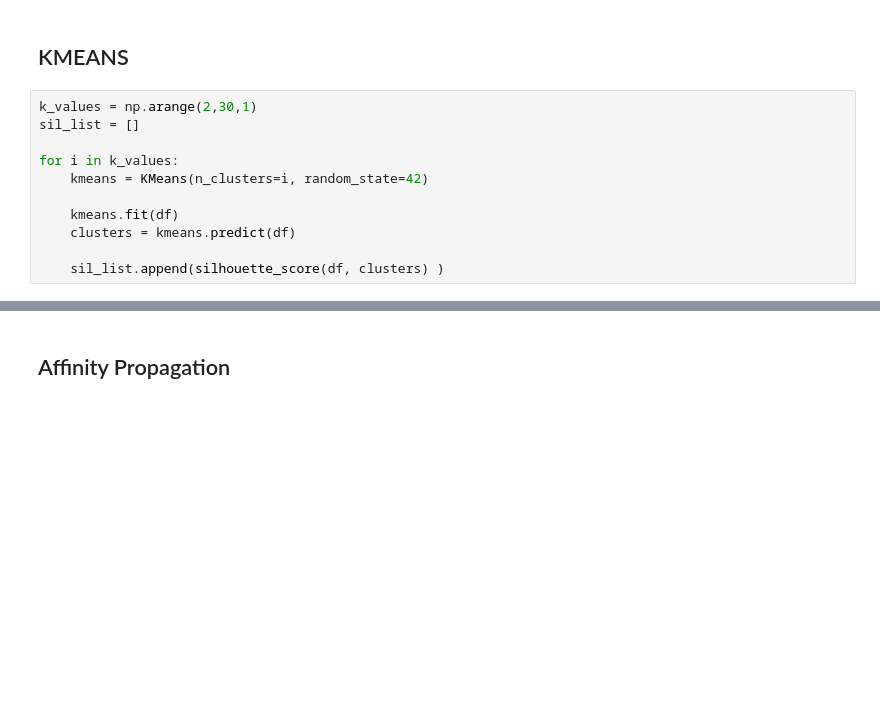
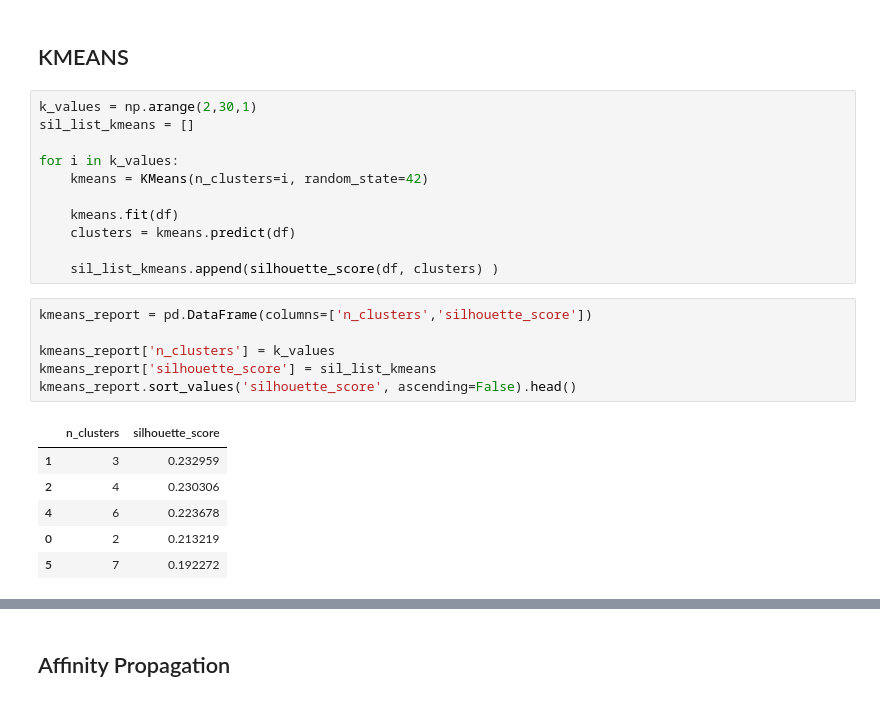
Before and after one commit to Thalesh7991/ensaios-algoritmos-ml, a Jupyter notebook: notebooks/Clusterizacao/Ensaio Clusterizacao.ipynb, the cells around one changed output, grey strips where cells are left out. Drawn from its saved outputs; the diff is of its cells as text; blank space fills up the shorter version.

```diff
--- a/notebooks/Clusterizacao/Ensaio Clusterizacao.ipynb
+++ b/notebooks/Clusterizacao/Ensaio Clusterizacao.ipynb
@@ -52,7 +52,7 @@ df.shape
 ## KMEANS
 # %%
 k_values = np.arange(2,30,1)
-sil_list = []
+sil_list_kmeans = []
 
 for i in k_values:
     kmeans = KMeans(n_clusters=i, random_state=42)
@@ -60,5 +60,18 @@ for i in k_values:
     kmeans.fit(df)
     clusters = kmeans.predict(df)
 
-    sil_list.append(silhouette_score(df, clusters) )
+    sil_list_kmeans.append(silhouette_score(df, clusters) )
+# %%
+kmeans_report = pd.DataFrame(columns=['n_clusters','silhouette_score'])
+
+kmeans_report['n_clusters'] = k_values
+kmeans_report['silhouette_score'] = sil_list_kmeans
+kmeans_report.sort_values('silhouette_score', ascending=False).head()
+# %% [output]
+|  | n_clusters | silhouette_score |
+| 1 | 3 | 0.232959 |
+| 2 | 4 | 0.230306 |
+| 4 | 6 | 0.223678 |
+| 0 | 2 | 0.213219 |
+| 5 | 7 | 0.192272 |
 # %%
```
Also changed, not shown: parts of 4 cells of this notebook.
